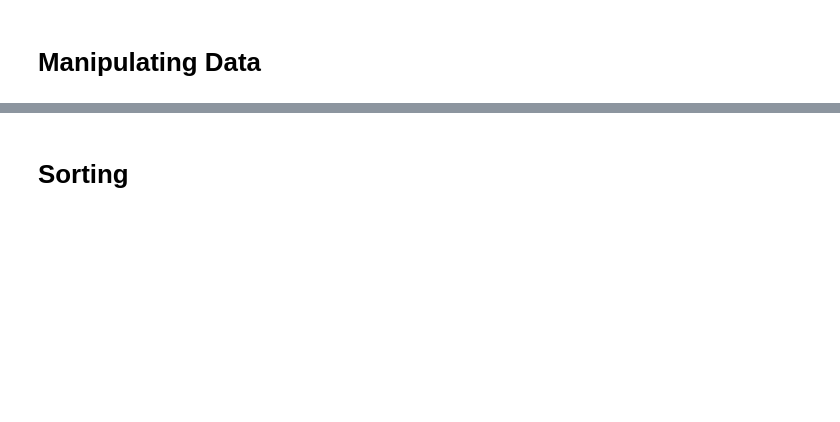
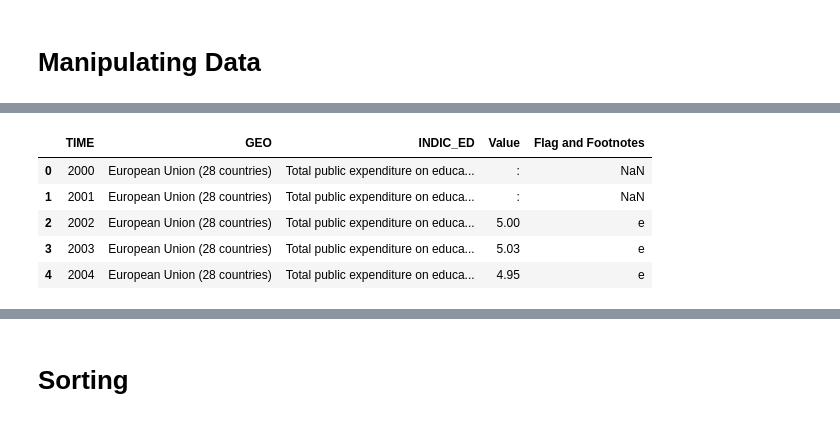
Before and after one commit to Tuwaiq-DS-ML-bootcamp-V-7/Day-8, a Jupyter notebook: 3-Pandas.ipynb, the cells around one changed output, grey strips where cells are left out. Cells and saved outputs as stored; diff of their text form; code cells hidden in the pictures; blank space fills up the shorter version.

```diff
--- a/3-Pandas.ipynb
+++ b/3-Pandas.ipynb
@@ -218,8 +726,15 @@ edu
 # %%
 # remove this column from the DataFrame
 # rows(axis=0), columns(axis=1)
 # inplace = False (default), inplace=True (change original DataFrame)
-edu.drop('ValueNorm', axis=1, inplace=True)
+edu.drop('TimeNorm', axis=1, inplace=True)
 edu.head()
+# %% [output]
+|  | TIME | GEO | INDIC_ED | Value | Flag and Footnotes |
+| 0 | 2000 | European Union (28 countries) | Total public expenditure on educa... | : | NaN |
+| 1 | 2001 | European Union (28 countries) | Total public expenditure on educa... | : | NaN |
+| 2 | 2002 | European Union (28 countries) | Total public expenditure on educa... | 5.00 | e |
+| 3 | 2003 | European Union (28 countries) | Total public expenditure on educa... | 5.03 | e |
+| 4 | 2004 | European Union (28 countries) | Total public expenditure on educa... | 4.95 | e |
 # %%
 edu
```
Also changed, not shown: parts of 71 cells of this notebook.
